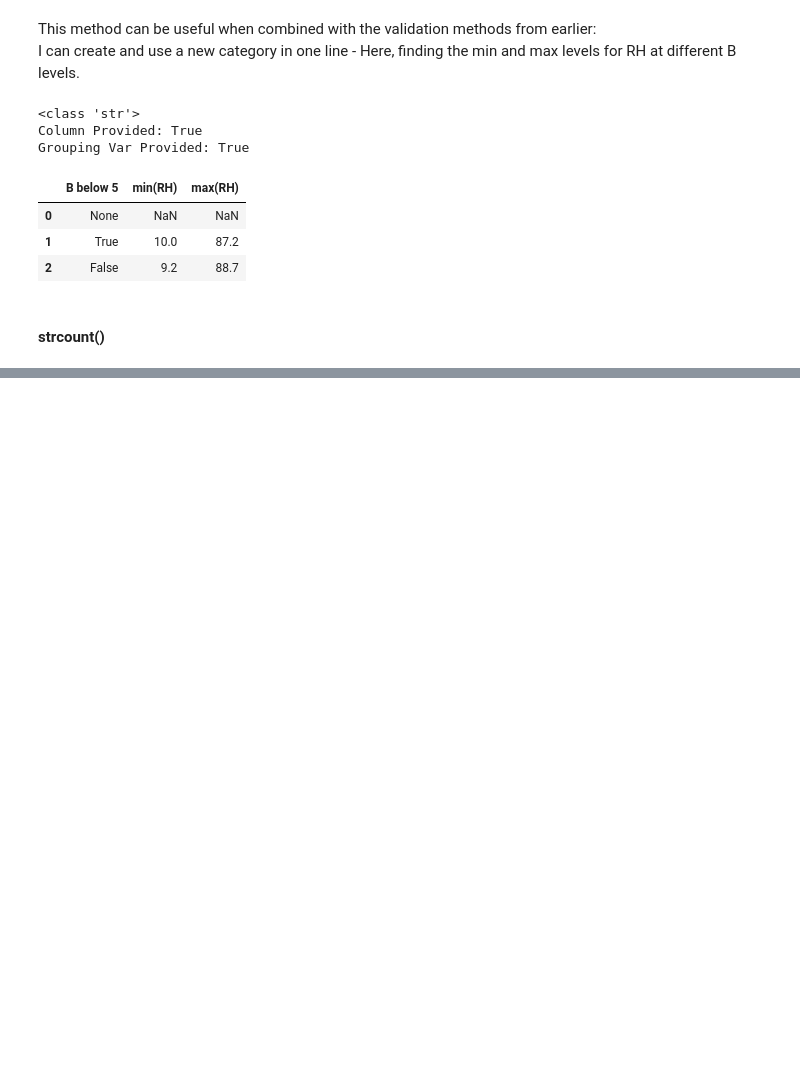
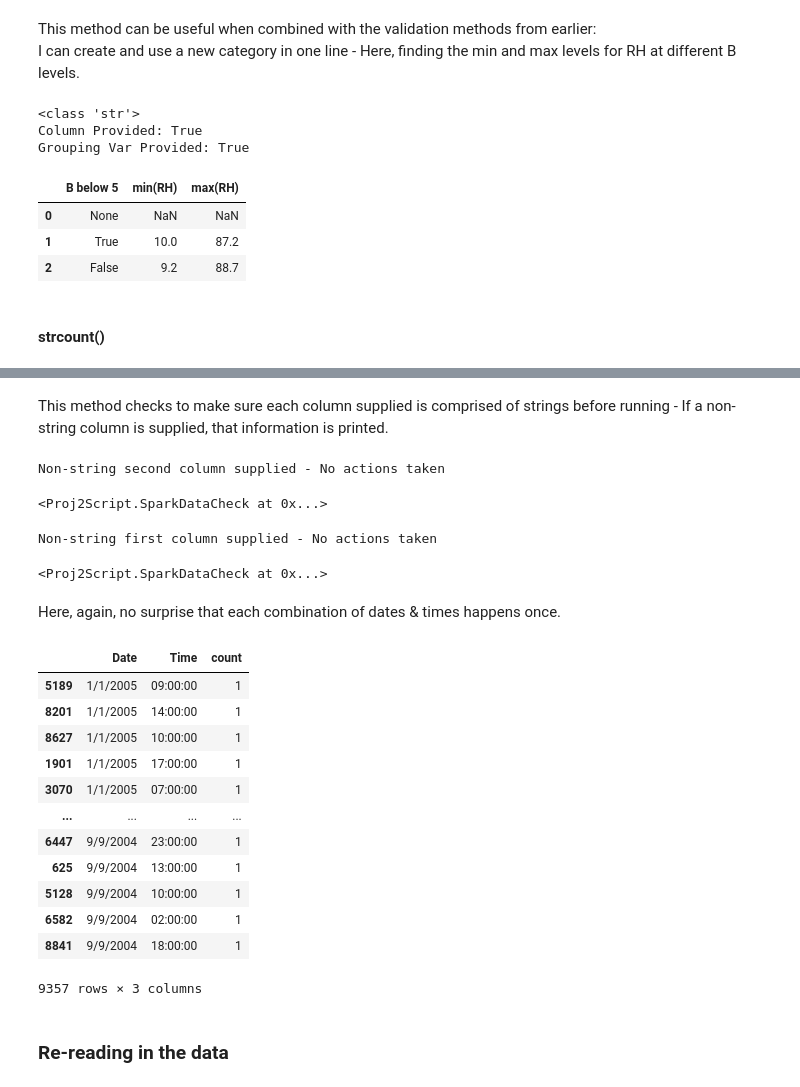
Before and after one commit to tort-cam/ST554Proj2, a Jupyter notebook: Project2.ipynb, the cells around one changed output, grey strips where cells are left out. Cells and saved outputs as stored; diff of their text form; code cells hidden in the pictures; blank space fills up the shorter version.

```diff
--- a/Project2.ipynb
+++ b/Project2.ipynb
@@ -614,0 +632,32 @@ Grouping Var Provided: True
+# %% [markdown]
+This method checks to make sure each column supplied is comprised of strings before running - If a non-string column is supplied, that information is printed.
+# %%
+airdata.strcount("Date", "CO")
+# %% [output]
+Non-string second column supplied - No actions taken
+<Proj2Script.SparkDataCheck at 0x...>
+# %%
+airdata.strcount("NOx")
+# %% [output]
+Non-string first column supplied - No actions taken
+<Proj2Script.SparkDataCheck at 0x...>
+# %% [markdown]
+Here, again, no surprise that each combination of dates & times happens once.
+# %%
+airdata.strcount("Date", "Time")
+# %% [output]
+|  | Date | Time | count |
+| 5189 | 1/1/2005 | 09:00:00 | 1 |
+| 8201 | 1/1/2005 | 14:00:00 | 1 |
+| 8627 | 1/1/2005 | 10:00:00 | 1 |
+| 1901 | 1/1/2005 | 17:00:00 | 1 |
+| 3070 | 1/1/2005 | 07:00:00 | 1 |
+| ... | ... | ... | ... |
+| 6447 | 9/9/2004 | 23:00:00 | 1 |
+| 625 | 9/9/2004 | 13:00:00 | 1 |
+| 5128 | 9/9/2004 | 10:00:00 | 1 |
+| 6582 | 9/9/2004 | 02:00:00 | 1 |
+| 8841 | 9/9/2004 | 18:00:00 | 1 |
+9357 rows × 3 columns
+# %% [markdown]
+### Re-reading in the data
```
Also changed, not shown: parts of 20 cells of this notebook, 1 other file.
